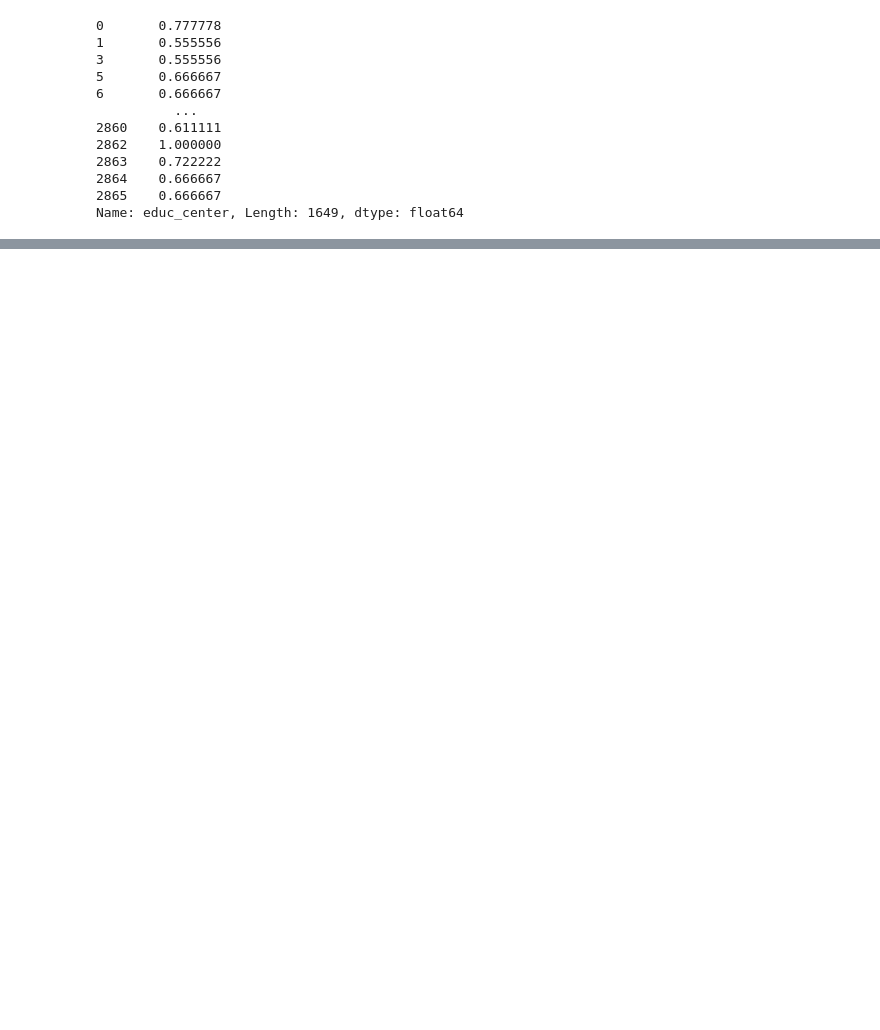
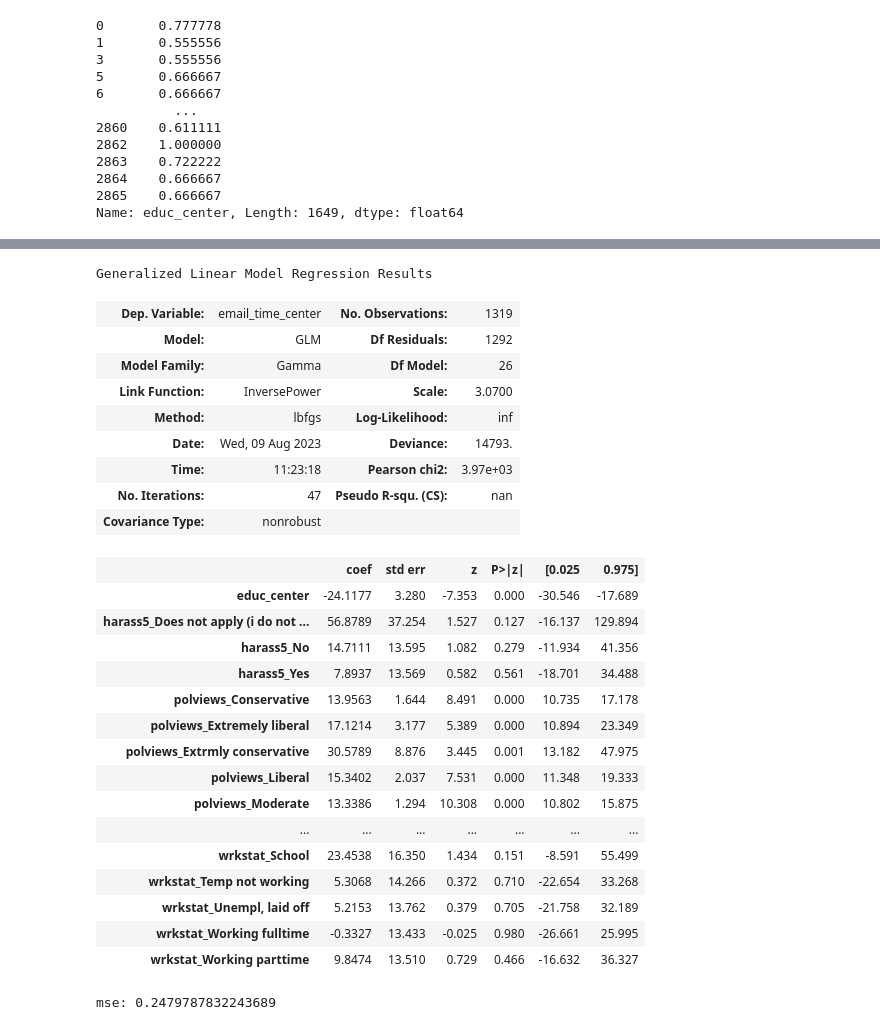
Before and after one commit to batman0911/social-stat-final-term, a Jupyter notebook: preprocessing.ipynb, the cells around one changed output, grey strips where cells are left out. Drawn from its saved outputs; the diff is of its cells as text; code cells hidden in the pictures; blank space fills up the shorter version.

```diff
--- a/preprocessing.ipynb
+++ b/preprocessing.ipynb
@@ -89,0 +185,4 @@ Name: educ_center, Length: 1649, dtype: float64
+# %%
+from sklearn.model_selection import train_test_split
+
+X_train, X_test, y_train, y_test = train_test_split(X, y, test_size=0.2, random_state=42)
@@ -89,0 +213,35 @@ Name: educ_center, Length: 1649, dtype: float64
+# %%
+import statsmodels.api as sm
+
+gamma_model = sm.GLM(y_train, X_train, family=sm.families.Gamma())
+# %%
+gamma_results = gamma_model.fit(method='lbfgs')
+# %%
+gamma_results.summary()
+# %% [output]
+Generalized Linear Model Regression Results
+| Dep. Variable: | email_time_center | No. Observations: | 1319 |
+| Model: | GLM | Df Residuals: | 1292 |
+| Model Family: | Gamma | Df Model: | 26 |
+| Link Function: | InversePower | Scale: | 3.0700 |
+| Method: | lbfgs | Log-Likelihood: | inf |
+| Date: | Wed, 09 Aug 2023 | Deviance: | 14793. |
+| Time: | 11:23:18 | Pearson chi2: | 3.97e+03 |
+| No. Iterations: | 47 | Pseudo R-squ. (CS): | nan |
+| Covariance Type: | nonrobust |  |  |
+|  | coef | std err | z | P>|z| | [0.025 | 0.975] |
+| educ_center | -24.1177 | 3.280 | -7.353 | 0.000 | -30.546 | -17.689 |
+| harass5_Does not apply (i do not ... | 56.8789 | 37.254 | 1.527 | 0.127 | -16.137 | 129.894 |
+| harass5_No | 14.7111 | 13.595 | 1.082 | 0.279 | -11.934 | 41.356 |
+| harass5_Yes | 7.8937 | 13.569 | 0.582 | 0.561 | -18.701 | 34.488 |
+| polviews_Conservative | 13.9563 | 1.644 | 8.491 | 0.000 | 10.735 | 17.178 |
+| polviews_Extremely liberal | 17.1214 | 3.177 | 5.389 | 0.000 | 10.894 | 23.349 |
+| polviews_Extrmly conservative | 30.5789 | 8.876 | 3.445 | 0.001 | 13.182 | 47.975 |
+| polviews_Liberal | 15.3402 | 2.037 | 7.531 | 0.000 | 11.348 | 19.333 |
+| polviews_Moderate | 13.3386 | 1.294 | 10.308 | 0.000 | 10.802 | 15.875 |
+| ... | ... | ... | ... | ... | ... | ... |
+| wrkstat_School | 23.4538 | 16.350 | 1.434 | 0.151 | -8.591 | 55.499 |
+| wrkstat_Temp not working | 5.3068 | 14.266 | 0.372 | 0.710 | -22.654 | 33.268 |
+| wrkstat_Unempl, laid off | 5.2153 | 13.762 | 0.379 | 0.705 | -21.758 | 32.189 |
+| wrkstat_Working fulltime | -0.3327 | 13.433 | -0.025 | 0.980 | -26.661 | 25.995 |
+| wrkstat_Working parttime | 9.8474 | 13.510 | 0.729 | 0.466 | -16.632 | 36.327 |
@@ -89,0 +250,8 @@ Name: educ_center, Length: 1649, dtype: float64
+# %%
+from sklearn.metrics import mean_squared_error
+
+mse = mean_squared_error(y_test, y_pred)
+
+print(f'mse: {mse}')
+# %% [output]
+mse: 0.2479787832243689
```
Also changed, not shown: parts of 30 cells of this notebook, 5 other files.
